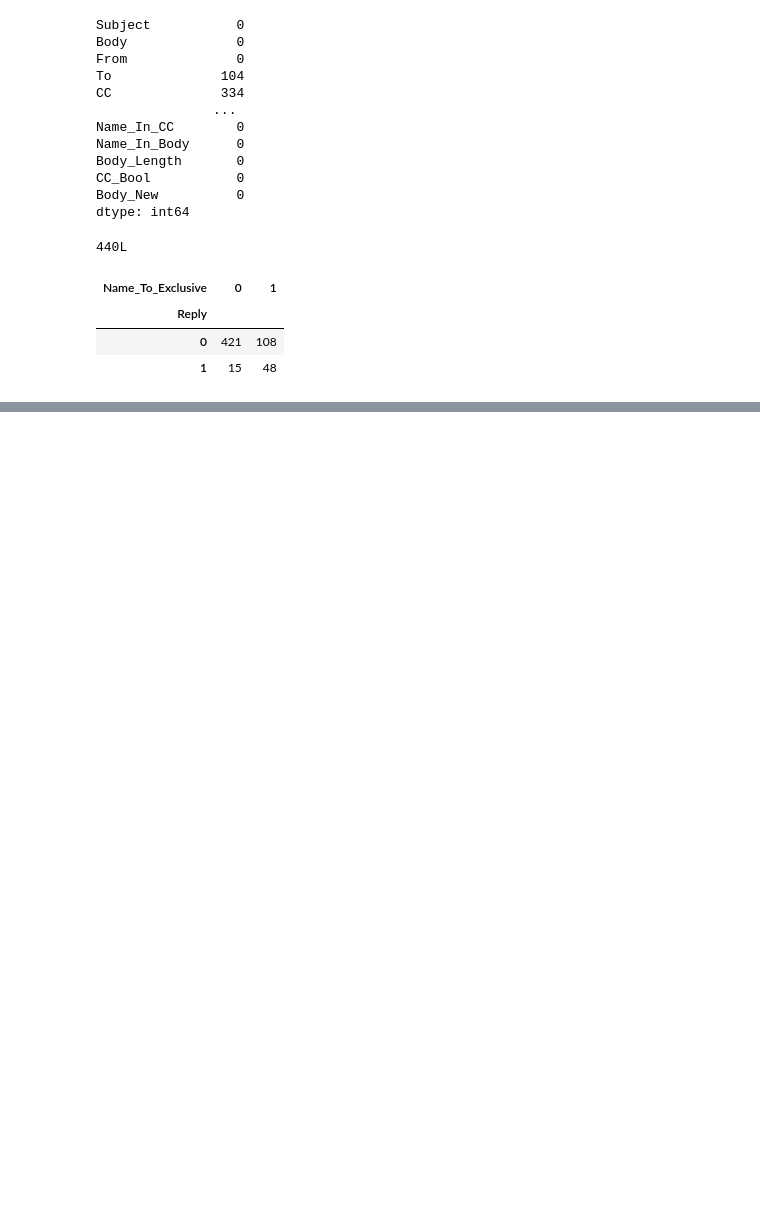
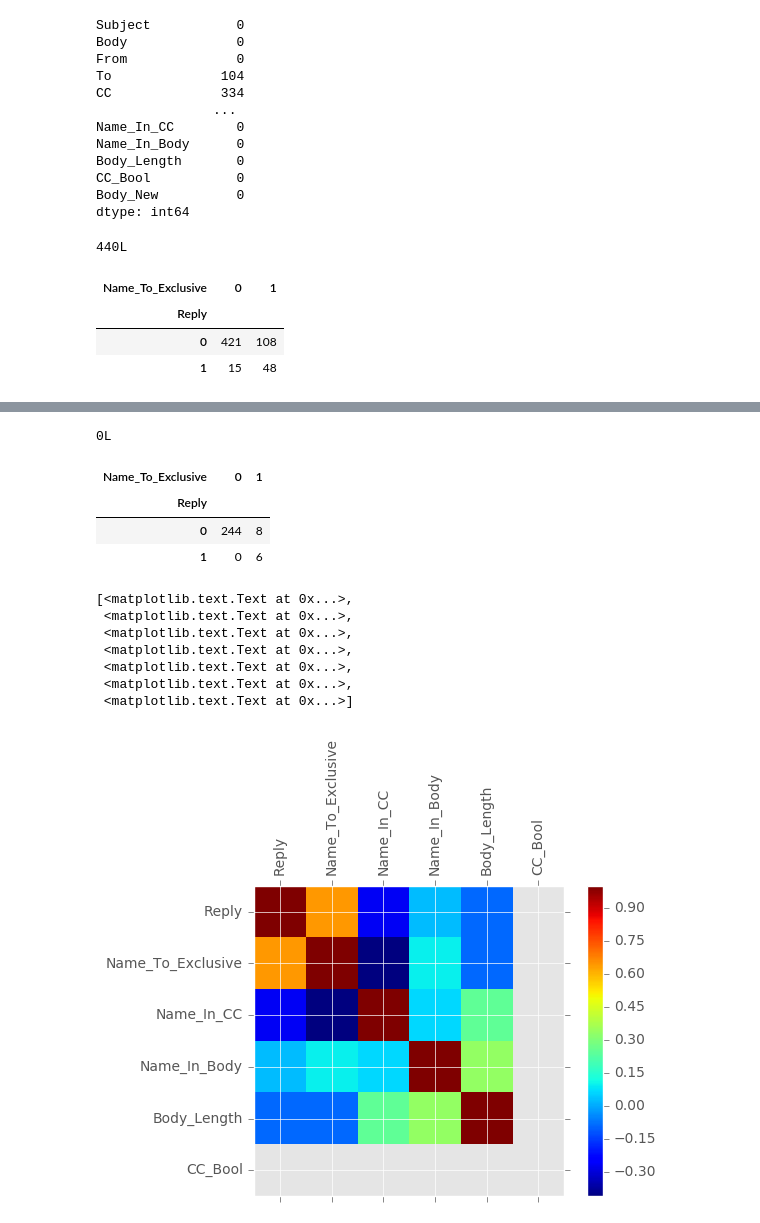
Before and after one commit to ChadIman/DS-SF-30, a Jupyter notebook: Unit-Project-2_ChadIman.ipynb, the cells around one changed output, grey strips where cells are left out. Drawn from its saved outputs; the diff is of its cells as text; code cells hidden in the pictures; blank space fills up the shorter version.

```diff
--- a/Unit-Project-2_ChadIman.ipynb
+++ b/Unit-Project-2_ChadIman.ipynb
@@ -212,3 +212,5 @@ pd.crosstab(df2.Reply, df2.Name_To_Exclusive, dropna = False)
 | Reply |  |  |
 | 0 | 421 | 108 |
 | 1 | 15 | 48 |
+# %%
+df3 = df2.dropna()
@@ -214,0 +233,28 @@ pd.crosstab(df2.Reply, df2.Name_To_Exclusive, dropna = False)
+# %%
+df3.isnull().sum().sum()
+# %% [output]
+0L
+# %%
+pd.crosstab(df3.Reply, df3.Name_To_Exclusive, dropna = False)
+# %% [output]
+| Name_To_Exclusive | 0 | 1 |
+| Reply |  |  |
+| 0 | 244 | 8 |
+| 1 | 0 | 6 |
+# %%
+corr2 = df3.corr()
+# %%
+figure = plt.figure()
+subplot = figure.add_subplot(1, 1, 1)
+figure.colorbar(subplot.matshow(corr2))
+subplot.set_xticklabels([None] + list(corr2.columns), rotation = 90)
+subplot.set_yticklabels([None] + list(corr2.columns))
+# %% [output]
+[<matplotlib.text.Text at 0x...>,
+ <matplotlib.text.Text at 0x...>,
+ <matplotlib.text.Text at 0x...>,
+ <matplotlib.text.Text at 0x...>,
+ <matplotlib.text.Text at 0x...>,
+ <matplotlib.text.Text at 0x...>,
+ <matplotlib.text.Text at 0x...>]
+[figure, added]
```
Also changed, not shown: parts of 1 cell of this notebook.
